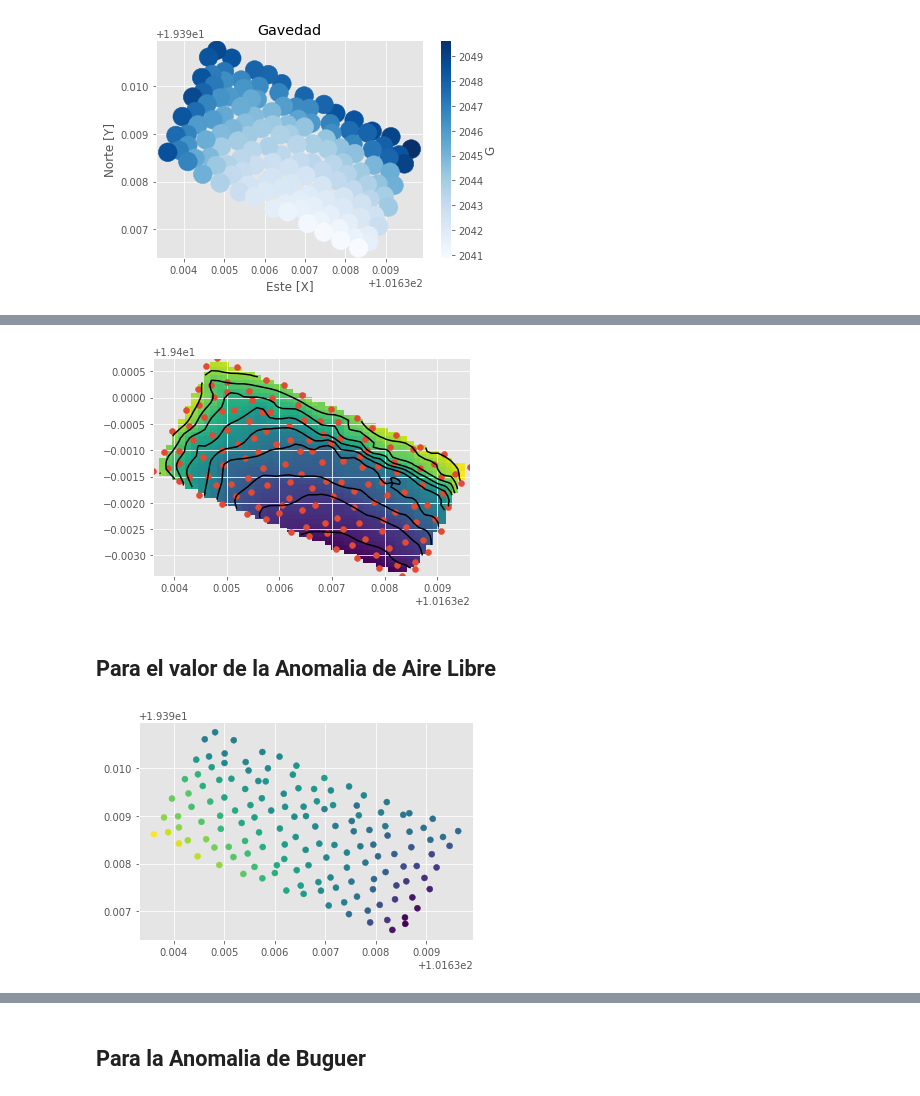
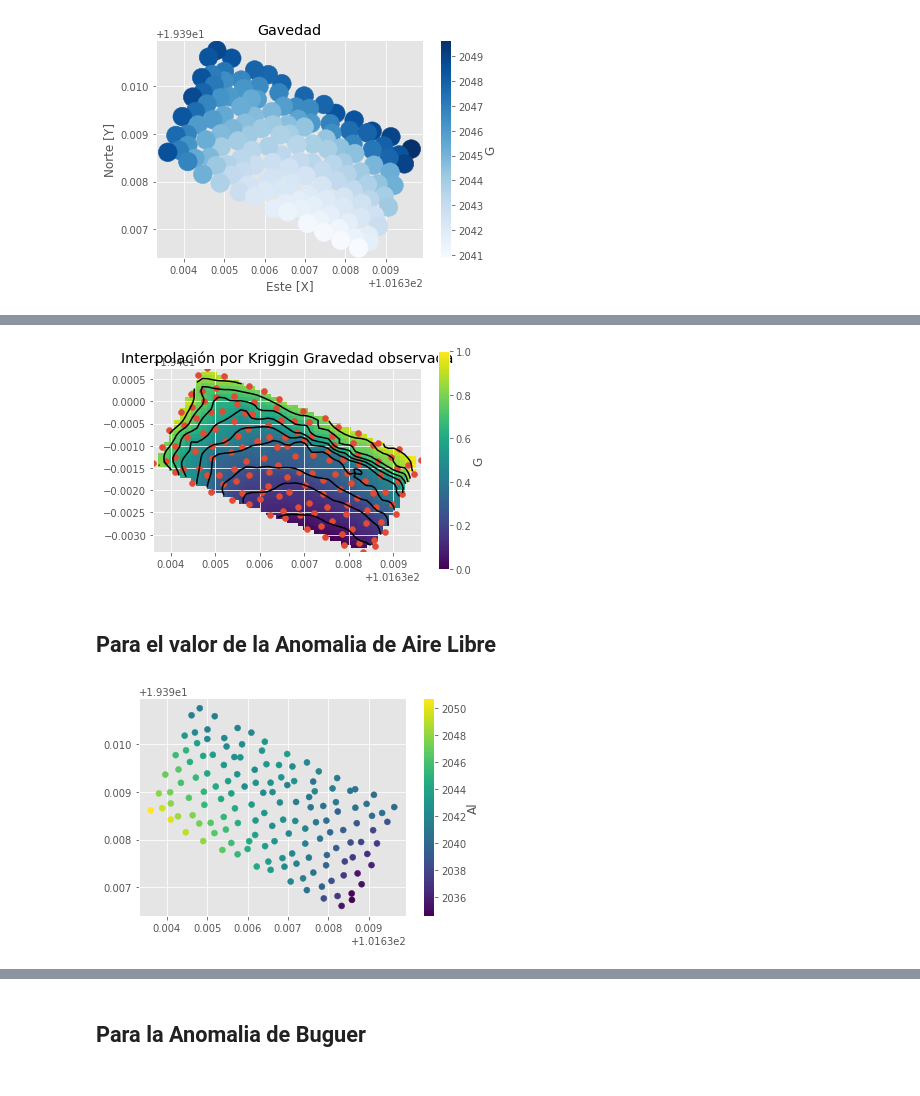
Before and after one commit to PedroTapia98/PracticaGravimetrica, a Jupyter notebook: Anomalias.ipynb, the cells around one changed output, grey strips where cells are left out. Saved outputs shown, nothing was run; the diff lists cells and outputs as text; code cells hidden in the pictures.

```diff
--- a/Anomalias.ipynb
+++ b/Anomalias.ipynb
@@ -290,29 +295,34 @@ plt.show()
 # %%
 #Interpolación por Kriggin
 from pykrige.ok import OrdinaryKriging
 variogram_model  = "spherical"
 coordinates_type = "geographic"
 OK         = OrdinaryKriging(x, y, grav, variogram_model=variogram_model, coordinates_type=coordinates_type)
 gz_int,_   = OK.execute('grid', grid_x, grid_y)
 gz_int     = gz_int.data
 
 
 plt.figure()
+plt.title("Interpolación por Kriggin Gravedad observada")
 plt.contour(X, Y, GZ, 10, colors="black")
 plt.imshow(GZ , origin="lower", interpolation=None,extent=[np.min(x),np.max(x),np.min(y),np.max(y)])
-plt.scatter(x, y)
+plt.scatter(x, y )
+cbar = plt.colorbar()
+cbar.set_label("G", labelpad=+1)
 plt.show()
 # %% [output]
-[figure, old version]
+[figure, new version]
 # %% [markdown]
 ## Para el valor de la Anomalia de Aire Libre
 # %%
 # Gráfico (simplificado)
 plt.figure()
 plt.scatter(x, y, c = alii)
+cbar = plt.colorbar()
+cbar.set_label("Al", labelpad=+1)
 plt.show()
 # %% [output]
-[figure, old version]
+[figure, new version]
 # %%
 from scipy.interpolate import griddata
 
```
Also changed, not shown: parts of 7 cells of this notebook.
